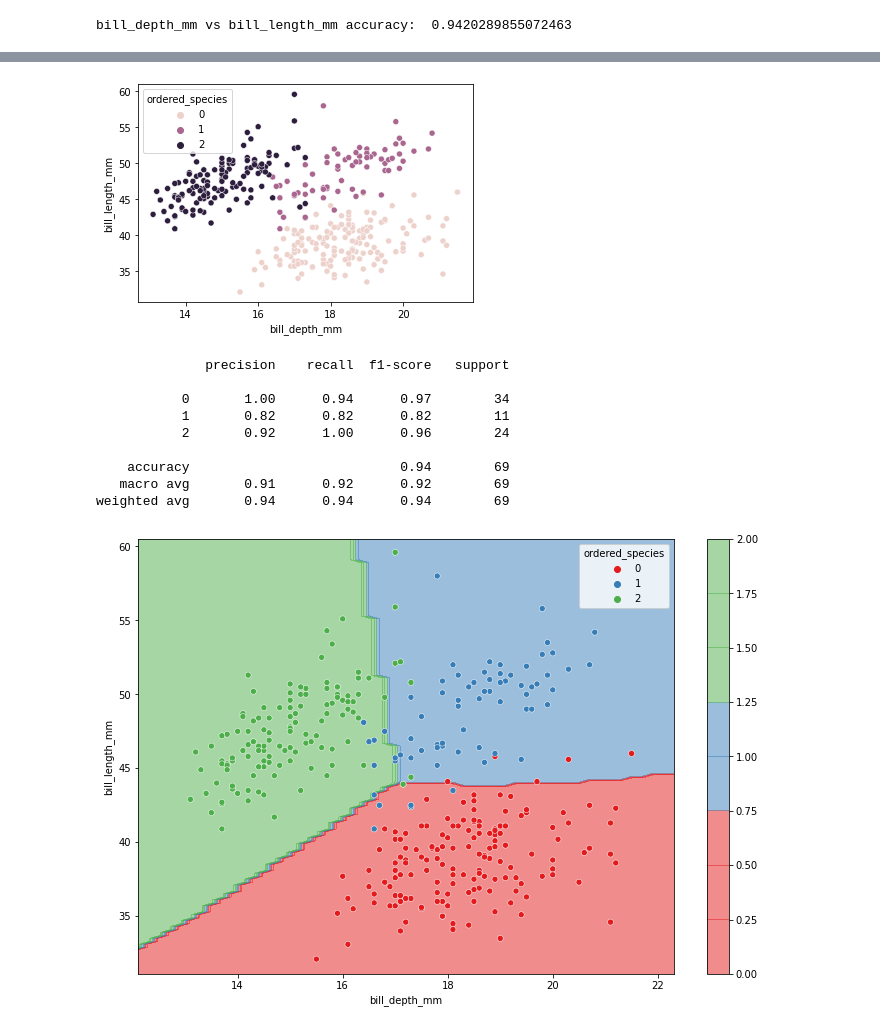
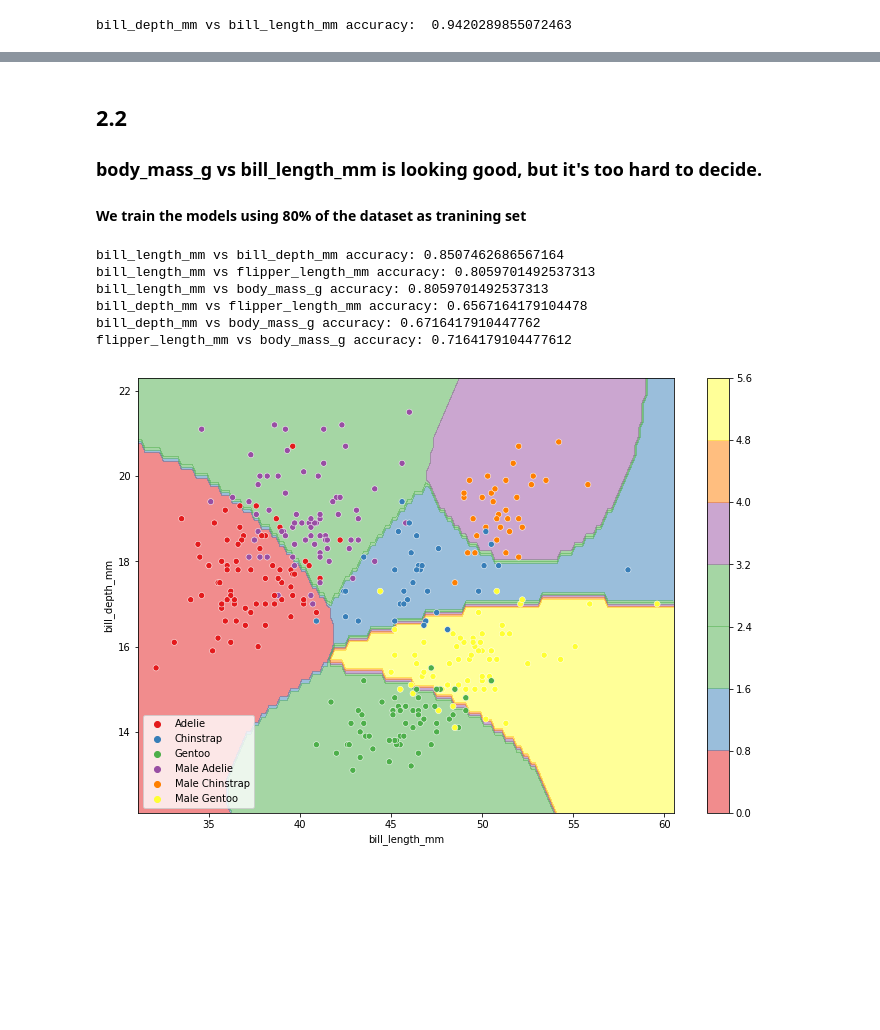
Before and after one commit to ukokuja/species-gnb_classifier, a Jupyter notebook: ex_4.ipynb, the cells around one changed output, grey strips where cells are left out. Cells and saved outputs as stored; diff of their text form; code cells hidden in the pictures; blank space fills up the shorter version.

```diff
--- a/ex_4.ipynb
+++ b/ex_4.ipynb
@@ -148 +307,25 @@ bill_depth_mm vs bill_length_mm accuracy:  0.9420289855072463
+# %% [markdown]
+## 2.2
+### body_mass_g vs bill_length_mm is looking good, but it's too hard to decide.
+#### We train the models using 80% of the dataset as tranining set
+# %%
+# For loop on GNB classifier to decide which features are better
+cols = ['bill_length_mm', 'bill_depth_mm', 'flipper_length_mm', 'body_mass_g']
+for i in range(len(cols)):
+    for j in range(i+1, len(cols)):
+        X = df[[cols[i], cols[j]]]
+        Y = df['ordered_class']
+        Xtrain, Xtest, ytrain, ytest = train_test_split(X, Y, test_size=0.2, random_state=1)
+        model = GaussianNB()
+        model.fit(Xtrain, ytrain)
+        y_model = model.predict(Xtest)
+        ypred = pd.Series(y_model,name="prediction")
+        print("{0} vs {1} accuracy: {2}".format(cols[i], cols[j],metrics.accuracy_score(ytest, y_model)))
+# %% [output]
+bill_length_mm vs bill_depth_mm accuracy: 0.8507462686567164
+bill_length_mm vs flipper_length_mm accuracy: 0.8059701492537313
+bill_length_mm vs body_mass_g accuracy: 0.8059701492537313
+bill_depth_mm vs flipper_length_mm accuracy: 0.6567164179104478
+bill_depth_mm vs body_mass_g accuracy: 0.6716417910447762
+flipper_length_mm vs body_mass_g accuracy: 0.7164179104477612
 # %%
@@ -208,14 +335,13 @@ def bayes_plot(df,model="gnb",spread=30):
-# %%
-bayes_plot(pd.concat([X,Y],axis=1),spread=1)
-# %% [output]
-[figure, removed]
-              precision    recall  f1-score   support
-
-           0       1.00      0.94      0.97        34
-           1       0.82      0.82      0.82        11
-           2       0.92      1.00      0.96        24
-
-    accuracy                           0.94        69
-   macro avg       0.91      0.92      0.92        69
-weighted avg       0.94      0.94      0.94        69
-[figure, removed]
+# %%
+X = df[['bill_length_mm', 'bill_depth_mm']]
+Y = df['class']
+model = GaussianNB()
+Xtrain, Xtest, ytrain, ytest = train_test_split(X, Y, test_size=0.2, random_state=1)
+model = GaussianNB()
+model.fit(Xtrain, ytrain)
+y_model = model.predict(Xtest)
+ypred = pd.Series(y_model,name="prediction")
+bayes_plot(pd.concat([X,Y],axis=1),spread=1)
+plt.show()
+# %% [output]
+[figure, added]
```
Also changed, not shown: parts of 42 cells of this notebook.
